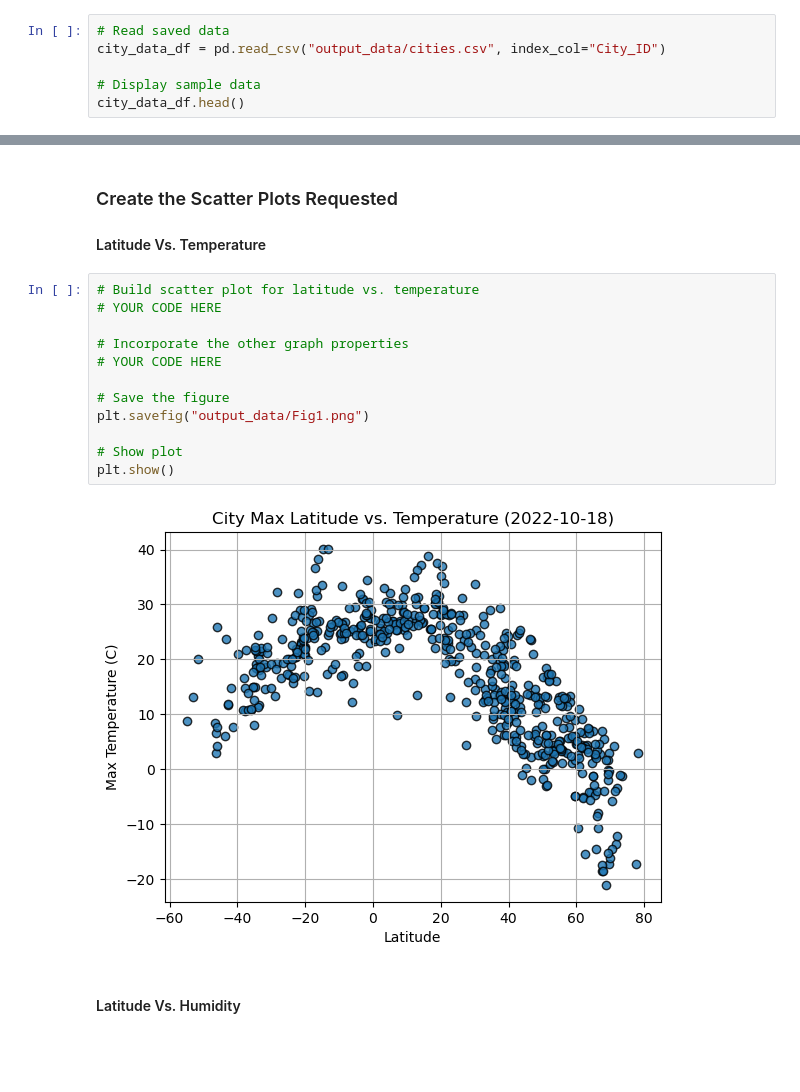
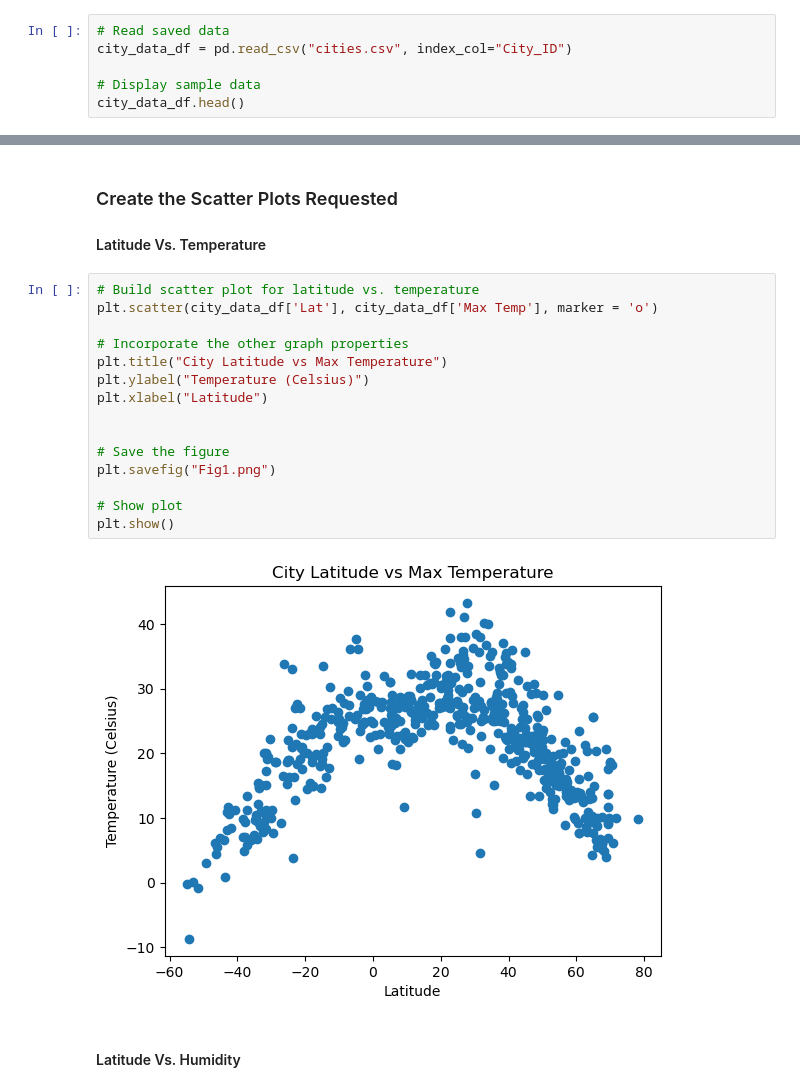
Before and after one commit to kkeegan333/python-api-challenge, a Jupyter notebook: WeatherPy.ipynb, the cells around one changed output, grey strips where cells are left out. Cells and saved outputs as stored; diff of their text form; blank space fills up the shorter version.

```diff
--- a/WeatherPy.ipynb
+++ b/WeatherPy.ipynb
@@ -164,6 +177,6 @@ city_data_df.to_csv("output_data/cities.csv", index_label="City_ID")
 # %%
 # Read saved data
-city_data_df = pd.read_csv("output_data/cities.csv", index_col="City_ID")
+city_data_df = pd.read_csv("cities.csv", index_col="City_ID")
 
 # Display sample data
 city_data_df.head()
@@ -181,18 +194,21 @@ city_data_df.head()
 #### Latitude Vs. Temperature
 # %%
 # Build scatter plot for latitude vs. temperature
-# YOUR CODE HERE
+plt.scatter(city_data_df['Lat'], city_data_df['Max Temp'], marker = 'o')
 
 # Incorporate the other graph properties
-# YOUR CODE HERE
+plt.title("City Latitude vs Max Temperature")
+plt.ylabel("Temperature (Celsius)")
+plt.xlabel("Latitude")
+
 
 # Save the figure
-plt.savefig("output_data/Fig1.png")
+plt.savefig("Fig1.png")
 
 # Show plot
 plt.show()
 # %% [output]
-[figure, old version]
+[figure, new version]
 # %% [markdown]
 #### Latitude Vs. Humidity
 # %%
```
Also changed, not shown: parts of 19 cells of this notebook, 1 other file.
